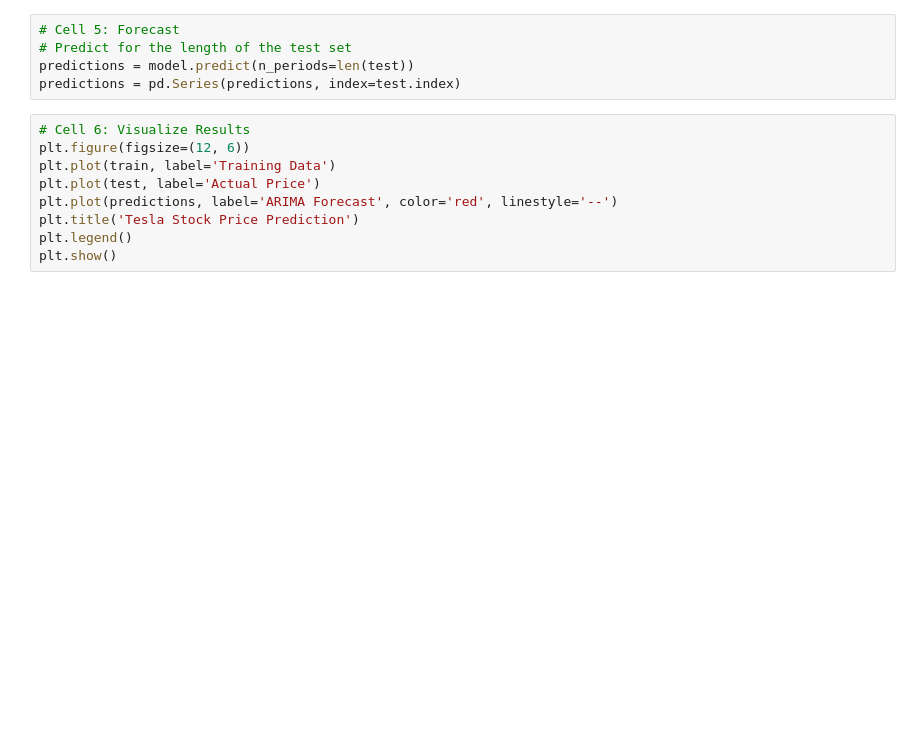
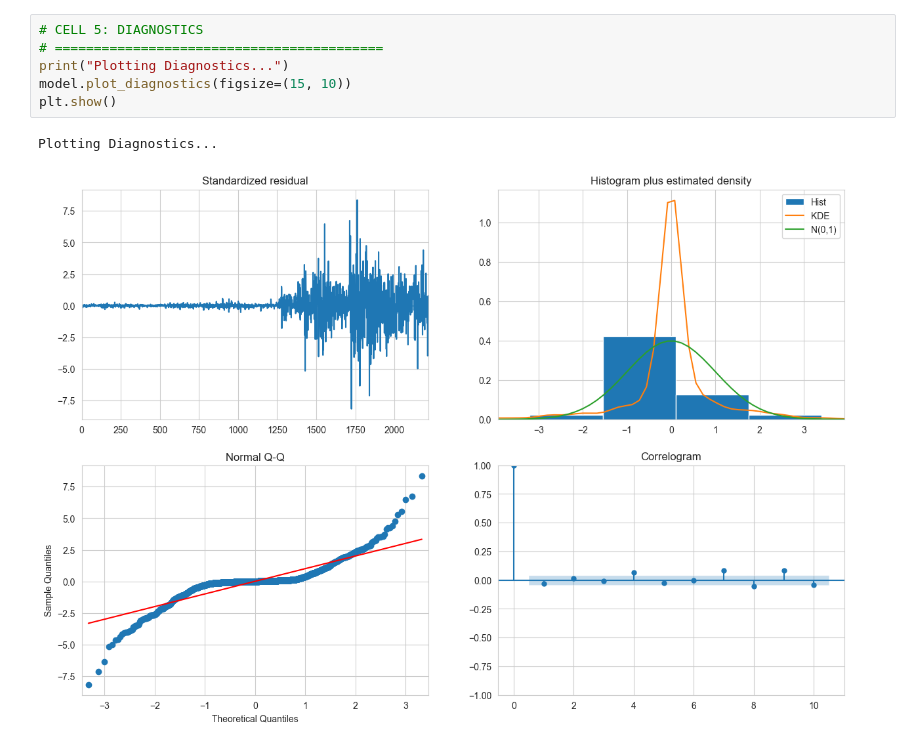
Before and after one commit to AbbyGailErm/portfolio-optimization, a Jupyter notebook: notebooks/02_eda.ipynb, the cells around one changed output. Cells and saved outputs as stored; diff of their text form; blank space fills up the shorter version.

```diff
--- a/notebooks/02_eda.ipynb
+++ b/notebooks/02_eda.ipynb
@@ -30,15 +84,10 @@ print(model.summary())
 # %%
-# Cell 5: Forecast
-# Predict for the length of the test set
-predictions = model.predict(n_periods=len(test))
-predictions = pd.Series(predictions, index=test.index)
+# CELL 5: DIAGNOSTICS
+# ==========================================
+print("Plotting Diagnostics...")
+model.plot_diagnostics(figsize=(15, 10))
+plt.show()
+# %% [output]
+Plotting Diagnostics...
+[figure, added]
-# %%
-# Cell 6: Visualize Results
-plt.figure(figsize=(12, 6))
-plt.plot(train, label='Training Data')
-plt.plot(test, label='Actual Price')
-plt.plot(predictions, label='ARIMA Forecast', color='red', linestyle='--')
-plt.title('Tesla Stock Price Prediction')
-plt.legend()
-plt.show()
 # %%
```
Also changed, not shown: parts of 6 cells of this notebook, 3 other files.
